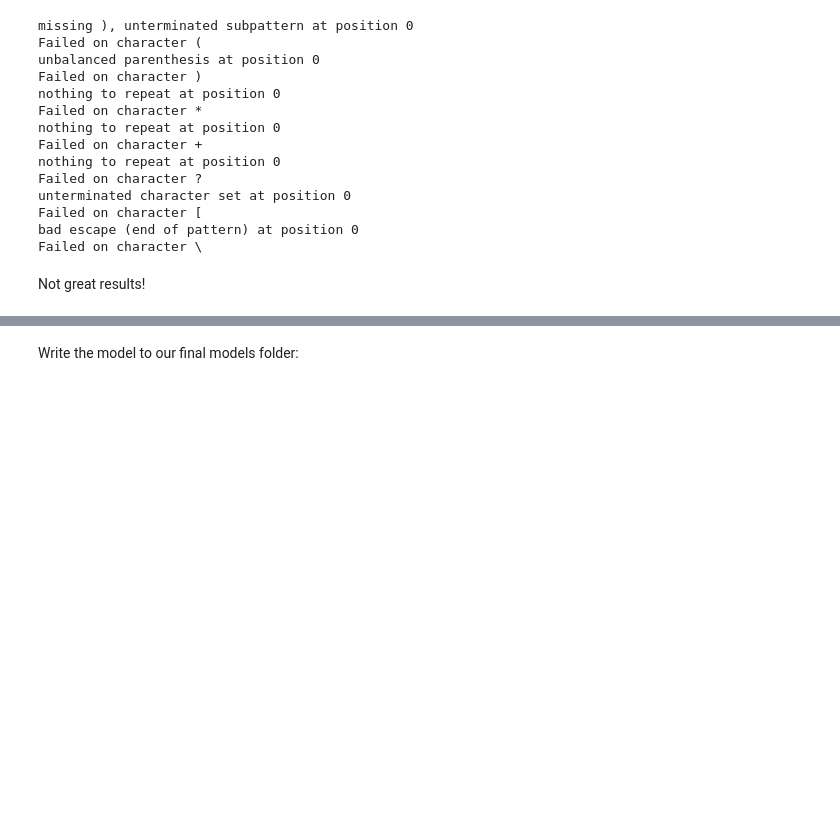
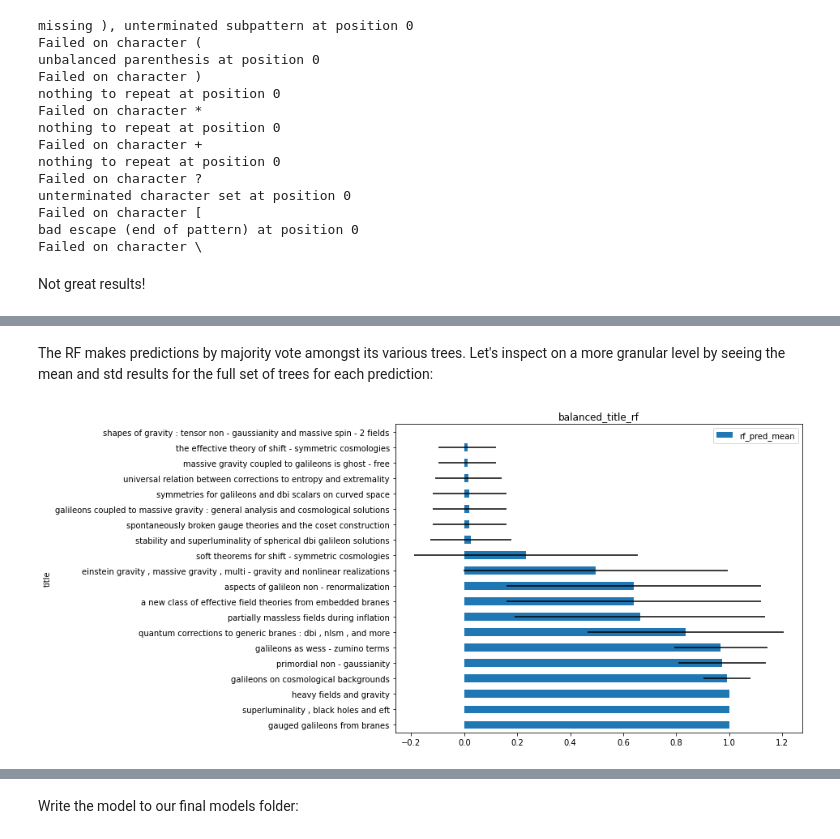
Before and after one commit to garrett361/arxiv-vixra-ml, a Jupyter notebook: simple_baselines/balanced_title_rf.ipynb, the cells around one changed output, grey strips where cells are left out. Saved outputs shown, nothing was run; the diff lists cells and outputs as text; code cells hidden in the pictures; blank space fills up the shorter version.

```diff
--- a/simple_baselines/balanced_title_rf.ipynb
+++ b/simple_baselines/balanced_title_rf.ipynb
@@ -739,0 +732,2 @@ Not great results!
+# %% [markdown]
+The RF makes predictions by majority vote amongst its various trees. Let's inspect on a more granular level by seeing the mean and std results for the full set of trees for each prediction:
@@ -739,0 +740,9 @@ Not great results!
+# %%
+goon_papers_df_tree_pred_plot = goon_papers_df.sort_values(by='rf_pred_mean', ascending=False).plot.barh(x='title',
+                                                        y='rf_pred_mean',
+                                                        xerr='rf_pred_std',
+                                                        title=PROJECT,
+                                                        figsize=(9, 7))
+goon_papers_df_tree_pred_plot.figure.savefig(FOLDERNAME + '/figures/goon_papers_df_tree_pred_plot.png', bbox_inches='tight')
+# %% [output]
+[figure, added]
```
Also changed, not shown: parts of 33 cells of this notebook.
